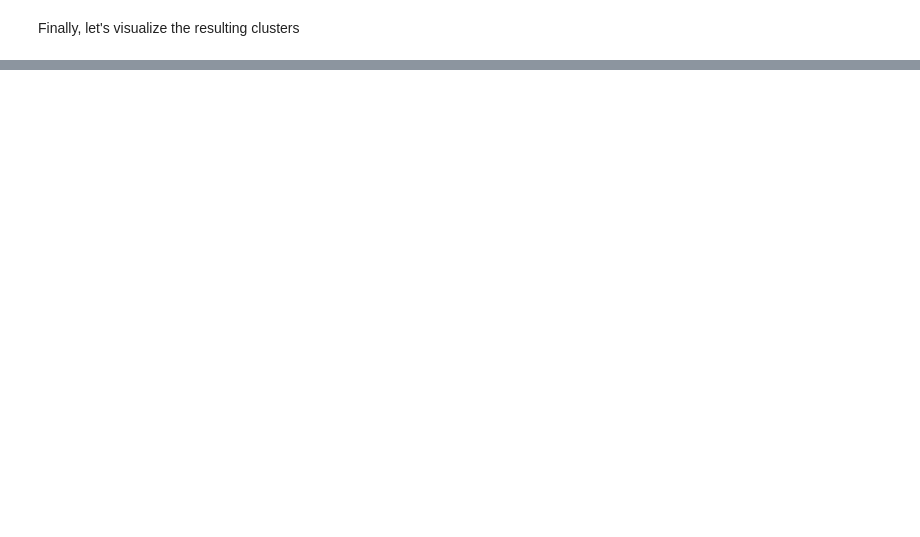
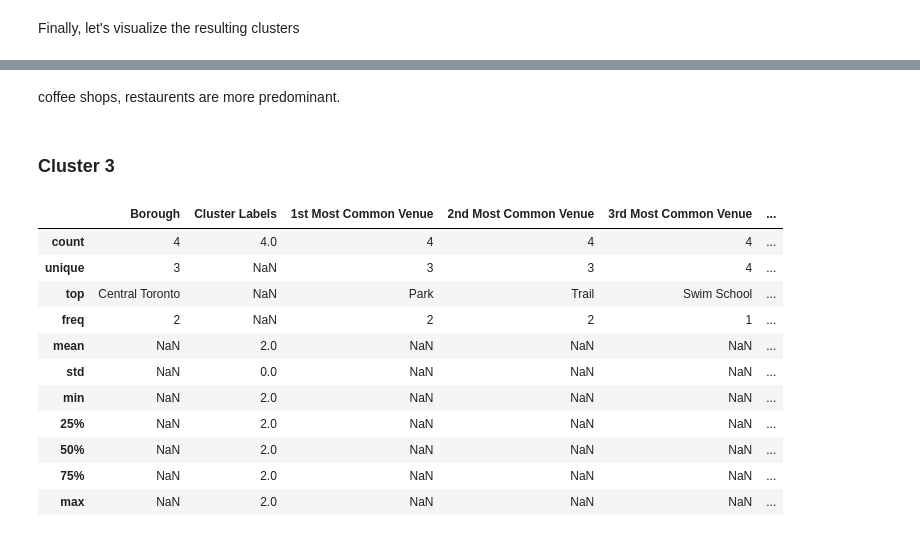
Before and after one commit to Sneha7119/Coursera_Capstone, a Jupyter notebook: Neighborhood Clusters in Toronto.ipynb, the cells around one changed output, grey strips where cells are left out. Drawn from its saved outputs; the diff is of its cells as text; code cells hidden in the pictures; blank space fills up the shorter version.

```diff
--- a/Neighborhood Clusters in Toronto.ipynb
+++ b/Neighborhood Clusters in Toronto.ipynb
@@ -521,0 +549,20 @@ map_clusters
+# %% [markdown]
+coffee shops, restaurents are more predominant.
+# %% [markdown]
+### Cluster 3
+# %%
+cluster3 = toronto_merged.loc[toronto_merged['Cluster Labels'] == 2, toronto_merged.columns[[1] + list(range(5, toronto_merged.shape[1]))]]
+cluster3.describe(include = "all")
+# %% [output]
+|  | Borough | Cluster Labels | 1st Most Common Venue | 2nd Most Common Venue | 3rd Most Common Venue | ... |
+| count | 4 | 4.0 | 4 | 4 | 4 | ... |
+| unique | 3 | NaN | 3 | 3 | 4 | ... |
+| top | Central Toronto | NaN | Park | Trail | Swim School | ... |
+| freq | 2 | NaN | 2 | 2 | 1 | ... |
+| mean | NaN | 2.0 | NaN | NaN | NaN | ... |
+| std | NaN | 0.0 | NaN | NaN | NaN | ... |
+| min | NaN | 2.0 | NaN | NaN | NaN | ... |
+| 25% | NaN | 2.0 | NaN | NaN | NaN | ... |
+| 50% | NaN | 2.0 | NaN | NaN | NaN | ... |
+| 75% | NaN | 2.0 | NaN | NaN | NaN | ... |
+| max | NaN | 2.0 | NaN | NaN | NaN | ... |
```
Also changed, not shown: parts of 13 cells of this notebook.
